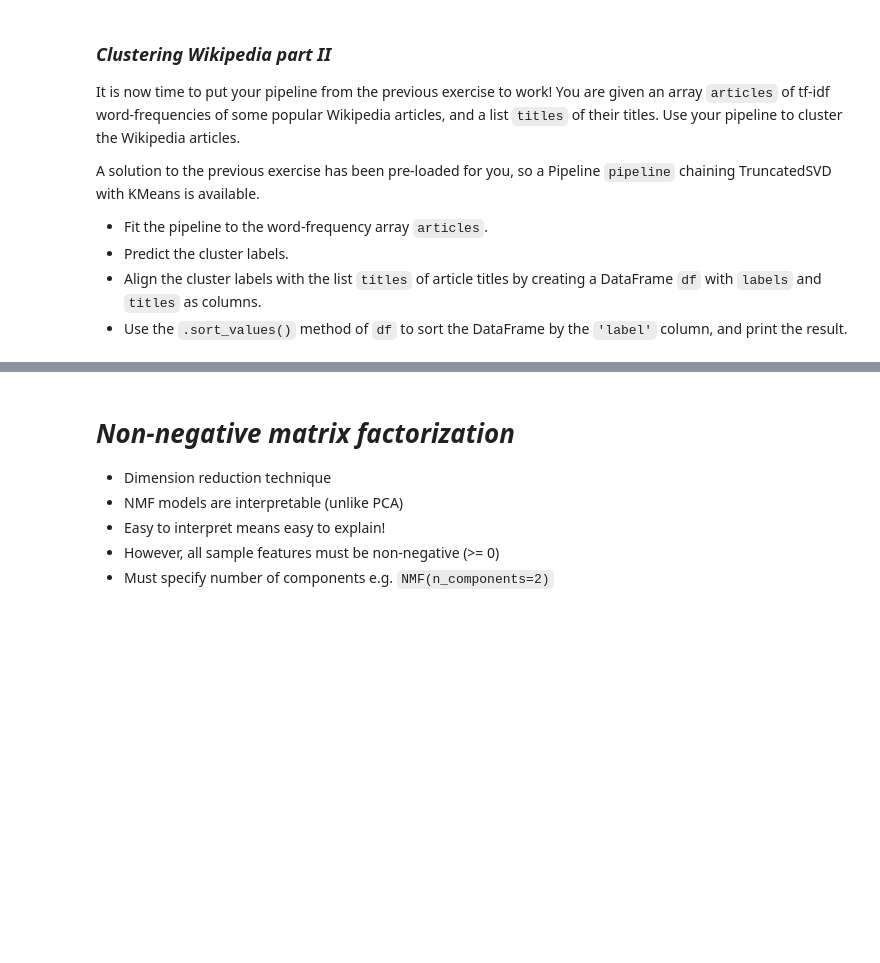
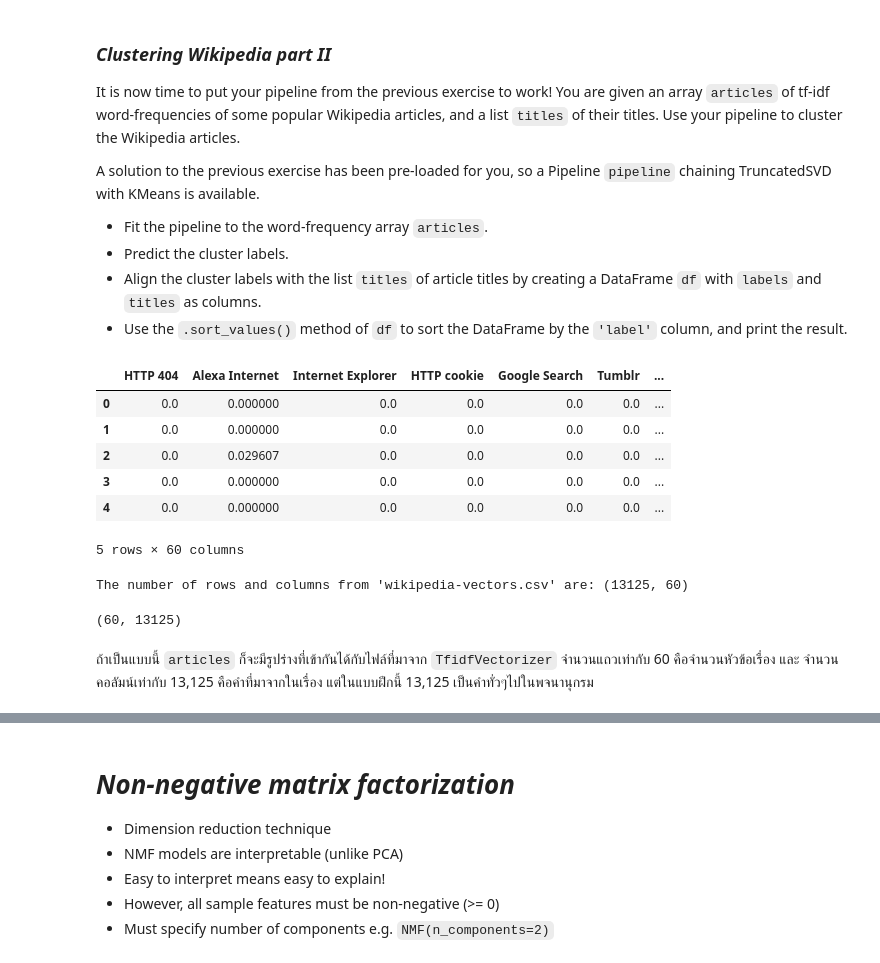
Before and after one commit to armeros/DC_ML, a Jupyter notebook: Unsupervised_Learning/Unsupervised_Learning.ipynb, the cells around one changed output, grey strips where cells are left out. Cells and saved outputs as stored; diff of their text form; code cells hidden in the pictures; blank space fills up the shorter version.

```diff
--- a/Unsupervised_Learning/Unsupervised_Learning.ipynb
+++ b/Unsupervised_Learning/Unsupervised_Learning.ipynb
@@ -1808,4 +1808,30 @@ A solution to the previous exercise has been pre-loaded for you, so a Pipeline `
 * Predict the cluster labels.
 * Align the cluster labels with the list `titles` of article titles by creating a DataFrame `df` with `labels` and `titles` as columns.
 * Use the `.sort_values()` method of `df` to sort the DataFrame by the `'label'` column, and print the result.
+# %%
+# หน้าตาดูแล้วเหมือนมาจาก TfidfVectorizer ... แต่ไม่น่าใช่
+# 13,125 เป็นจำนวน words จาก wiki articles ส่วน 60 คือจำนวนหัวข้อเรื่อง
+# ถ้าเป็น TFidfVectorizer จำนวนแถวคือจำนวนเอกสาร จำนวนคอลัมน์คือจำนวนคำ
+
+# แล้ว wikipedia-vectors.csv หามาได้อย่างไร ?
+
+display(pd.read_csv('wikipedia-vectors.csv').drop(columns='Unnamed: 0').head())
+
+print(f"The number of rows and columns from 'wikipedia-vectors.csv' are: \
+{pd.read_csv('wikipedia-vectors.csv').drop(columns='Unnamed: 0').shape}")
+# %% [output]
+|  | HTTP 404 | Alexa Internet | Internet Explorer | HTTP cookie | Google Search | Tumblr | ... |
+| 0 | 0.0 | 0.000000 | 0.0 | 0.0 | 0.0 | 0.0 | ... |
+| 1 | 0.0 | 0.000000 | 0.0 | 0.0 | 0.0 | 0.0 | ... |
+| 2 | 0.0 | 0.029607 | 0.0 | 0.0 | 0.0 | 0.0 | ... |
+| 3 | 0.0 | 0.000000 | 0.0 | 0.0 | 0.0 | 0.0 | ... |
+| 4 | 0.0 | 0.000000 | 0.0 | 0.0 | 0.0 | 0.0 | ... |
+5 rows × 60 columns
+The number of rows and columns from 'wikipedia-vectors.csv' are: (13125, 60)
+# %%
+articles.shape
+# %% [output]
+(60, 13125)
+# %% [markdown]
+ถ้าเป็นแบบนี้ `articles` ก็จะมีรูปร่างที่เข้ากันได้กับไฟล์ที่มาจาก `TfidfVectorizer` จำนวนแถวเท่ากับ 60 คือจำนวนหัวข้อเรื่อง และ จำนวนคอลัมน์เท่ากับ 13,125 คือคำที่มาจากในเรื่อง แต่ในแบบฝึกนี้ 13,125 เป็นคำทั่วๆไปในพจนานุกรม
 # %%
```
Also changed, not shown: parts of 9 cells of this notebook.
